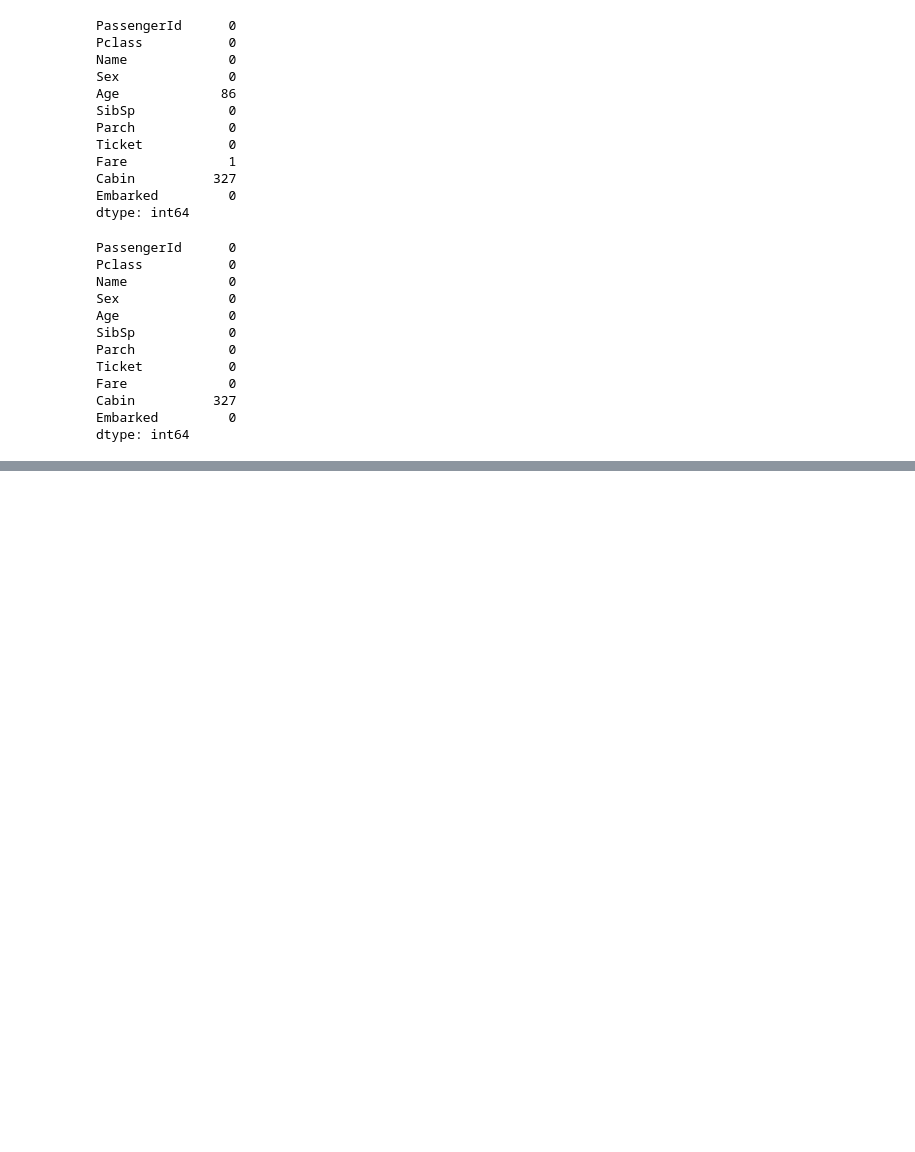
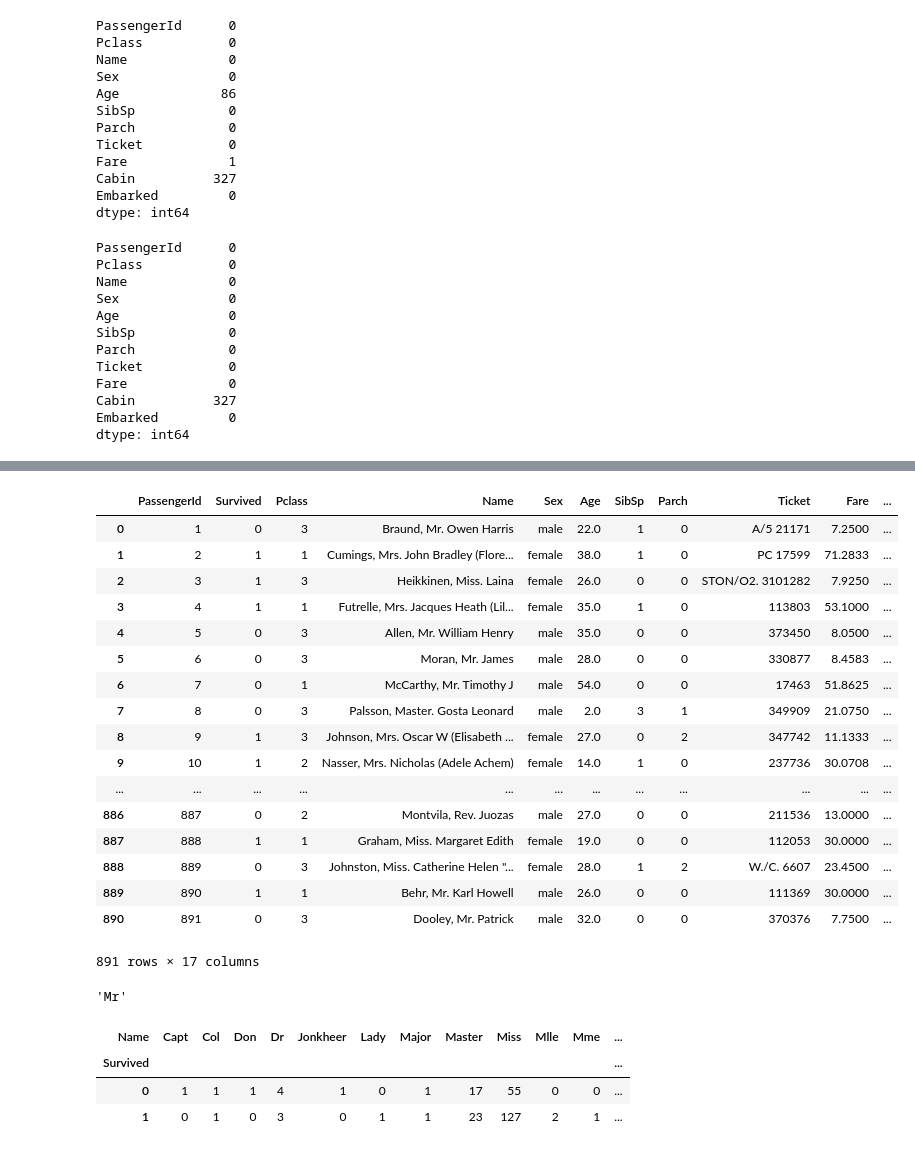
Before and after one commit to Elwing-Chou/ML105, a Jupyter notebook: titanic.ipynb, the cells around one changed output, grey strips where cells are left out. Drawn from its saved outputs; the diff is of its cells as text; code cells hidden in the pictures; blank space fills up the shorter version.

```diff
--- a/titanic.ipynb
+++ b/titanic.ipynb
@@ -132,0 +157,39 @@ dtype: int64
+# %%
+dummy = pd.get_dummies(traindf["Sex"])
+traindf = pd.concat([traindf, dummy], axis=1)
+traindf
+# %% [output]
+|  | PassengerId | Survived | Pclass | Name | Sex | Age | SibSp | Parch | Ticket | Fare | ... |
+| 0 | 1 | 0 | 3 | Braund, Mr. Owen Harris | male | 22.0 | 1 | 0 | A/5 21171 | 7.2500 | ... |
+| 1 | 2 | 1 | 1 | Cumings, Mrs. John Bradley (Flore... | female | 38.0 | 1 | 0 | PC 17599 | 71.2833 | ... |
+| 2 | 3 | 1 | 3 | Heikkinen, Miss. Laina | female | 26.0 | 0 | 0 | STON/O2. 3101282 | 7.9250 | ... |
+| 3 | 4 | 1 | 1 | Futrelle, Mrs. Jacques Heath (Lil... | female | 35.0 | 1 | 0 | 113803 | 53.1000 | ... |
+| 4 | 5 | 0 | 3 | Allen, Mr. William Henry | male | 35.0 | 0 | 0 | 373450 | 8.0500 | ... |
+| 5 | 6 | 0 | 3 | Moran, Mr. James | male | 28.0 | 0 | 0 | 330877 | 8.4583 | ... |
+| 6 | 7 | 0 | 1 | McCarthy, Mr. Timothy J | male | 54.0 | 0 | 0 | 17463 | 51.8625 | ... |
+| 7 | 8 | 0 | 3 | Palsson, Master. Gosta Leonard | male | 2.0 | 3 | 1 | 349909 | 21.0750 | ... |
+| 8 | 9 | 1 | 3 | Johnson, Mrs. Oscar W (Elisabeth ... | female | 27.0 | 0 | 2 | 347742 | 11.1333 | ... |
+| 9 | 10 | 1 | 2 | Nasser, Mrs. Nicholas (Adele Achem) | female | 14.0 | 1 | 0 | 237736 | 30.0708 | ... |
+| ... | ... | ... | ... | ... | ... | ... | ... | ... | ... | ... | ... |
+| 886 | 887 | 0 | 2 | Montvila, Rev. Juozas | male | 27.0 | 0 | 0 | 211536 | 13.0000 | ... |
+| 887 | 888 | 1 | 1 | Graham, Miss. Margaret Edith | female | 19.0 | 0 | 0 | 112053 | 30.0000 | ... |
+| 888 | 889 | 0 | 3 | Johnston, Miss. Catherine Helen "... | female | 28.0 | 1 | 2 | W./C. 6607 | 23.4500 | ... |
+| 889 | 890 | 1 | 1 | Behr, Mr. Karl Howell | male | 26.0 | 0 | 0 | 111369 | 30.0000 | ... |
+| 890 | 891 | 0 | 3 | Dooley, Mr. Patrick | male | 32.0 | 0 | 0 | 370376 | 7.7500 | ... |
+891 rows × 17 columns
+# %%
+# 還是處理類別: 比較麻煩的
+s = "Braund, Mr. Owen Harris"
+s.split(",")[-1].split(".")[0].replace(" ", "")
+# %% [output]
+'Mr'
+# %%
+# 看看每一種有幾個, 再決定要留誰
+def nameflow(s):
+    return s.split(",")[-1].split(".")[0].replace(" ", "")
+pd.crosstab(traindf["Survived"], traindf["Name"].apply(nameflow))
+# %% [output]
+| Name | Capt | Col | Don | Dr | Jonkheer | Lady | Major | Master | Miss | Mlle | Mme | ... |
+| Survived |  |  |  |  |  |  |  |  |  |  |  | ... |
+| 0 | 1 | 1 | 1 | 4 | 1 | 0 | 1 | 17 | 55 | 0 | 0 | ... |
+| 1 | 0 | 1 | 0 | 3 | 0 | 1 | 1 | 23 | 127 | 2 | 1 | ... |
```
Also changed, not shown: parts of 5 cells of this notebook.
